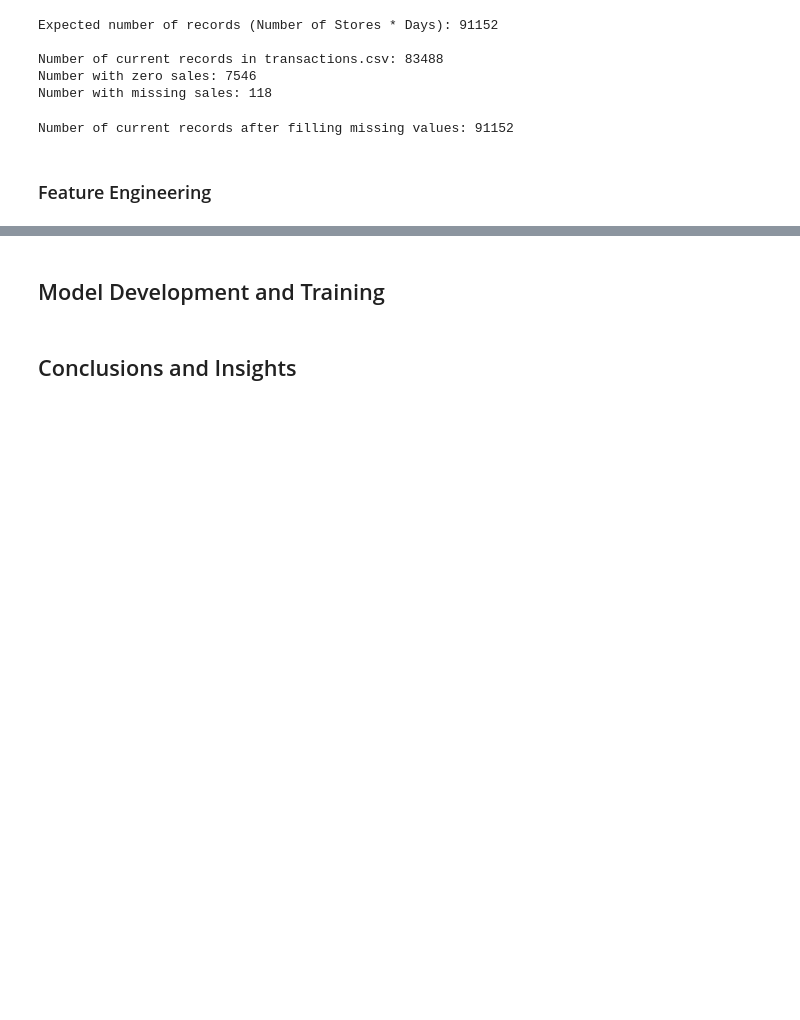
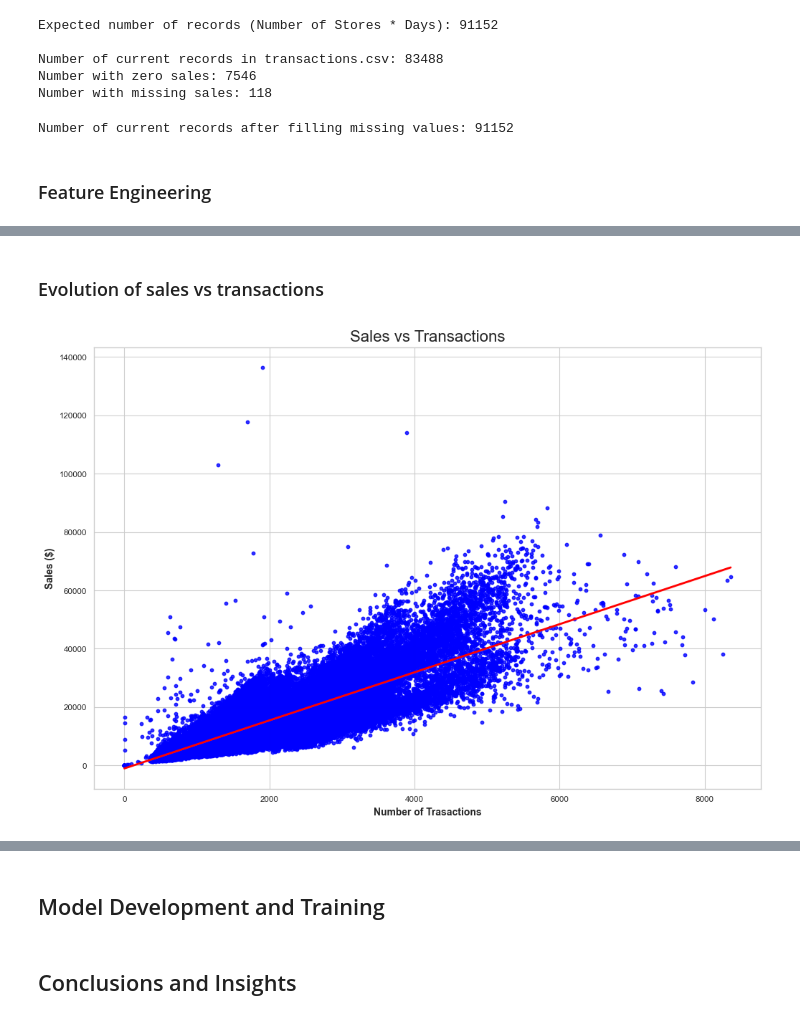
Before and after one commit to plss12/Store-Sales-TSF, a Jupyter notebook: TSF.ipynb, the cells around one changed output, grey strips where cells are left out. Drawn from its saved outputs; the diff is of its cells as text; code cells hidden in the pictures; blank space fills up the shorter version.

```diff
--- a/TSF.ipynb
+++ b/TSF.ipynb
@@ -304,32 +411,33 @@ oil["oil_ma30"] = oil["oil_ma30"].bfill()
 # %%
 # Merging stores data with train and test datasets
-train_merged = train.merge(stores, on="store_nbr", how="left")
-test_merged = test.merge(stores, on="store_nbr", how="left")
+train = train.merge(stores, on="store_nbr", how="left")
+test = test.merge(stores, on="store_nbr", how="left")
 
 # Merging oil data with train and test datasets
-train_merged = train_merged.merge(oil, on="date", how="left")
-test_merged = test_merged.merge(oil, on="date", how="left")
+train = train.merge(oil, on="date", how="left")
+test = test.merge(oil, on="date", how="left")
 
 # Merging Transactions data with train dataset
-train_merged = train_merged.merge(transactions, on=["date", "store_nbr"], how="left")
+train = train.merge(transactions, on=["date", "store_nbr"], how="left")
+test = test.merge(transactions, on=["date", "store_nbr"], how="left")
 
 # Merging National holidays data with train and test datasets
-train_merged = train_merged.merge(national_holidays, on="date", how="left")
-test_merged = test_merged.merge(national_holidays, on="date", how="left")
+train = train.merge(national_holidays, on="date", how="left")
+test = test.merge(national_holidays, on="date", how="left")
 
 # Merging Regional holidays data with train and test datasets
-train_merged = train_merged.merge(regional_holidays, on=["date", "state"], how="left")
-test_merged = test_merged.merge(regional_holidays, on=["date", "state"], how="left")
+train = train.merge(regional_holidays, on=["date", "state"], how="left")
+test = test.merge(regional_holidays, on=["date", "state"], how="left")
 
 # Merging Local holidays data with train and test datasets
-train_merged = train_merged.merge(local_holidays, on=["date", "city"], how="left")
-test_merged = test_merged.merge(local_holidays, on=["date", "city"], how="left")
+train = train.merge(local_holidays, on=["date", "city"], how="left")
+test = test.merge(local_holidays, on=["date", "city"], how="left")
 
 # Merging Work Days data with train and test datasets
-train_merged = train_merged.merge(work_days, on="date", how="left")
-test_merged = test_merged.merge(work_days, on="date", how="left")
+train = train.merge(work_days, on="date", how="left")
+test = test.merge(work_days, on="date", how="left")
 
 # Filling holiday columns nan with 0
-cols_festivos = [c for c in test_merged.columns if c.startswith('nat_') or c.startswith('loc_') or c.startswith('reg_') or 'work_day' in c]
-test_merged[cols_festivos] = test_merged[cols_festivos].fillna(0)
-train_merged[cols_festivos] = train_merged[cols_festivos].fillna(0)
+cols_festivos = [c for c in test.columns if c.startswith('nat_') or c.startswith('loc_') or c.startswith('reg_') or 'work_day' in c]
+test[cols_festivos] = test[cols_festivos].fillna(0)
+train[cols_festivos] = train[cols_festivos].fillna(0)
@@ -352,0 +486,16 @@ test_merged['is_payday'] = ((test_merged['day_of_week'] == 15) | (test_merged['d
+# %% [markdown]
+### Evolution of sales vs transactions
+# %%
+df_scatter = train.groupby(["date", "store_nbr"])["sales"].sum().reset_index().merge(transactions, on=["date", "store_nbr"], how="inner")
+
+plt.figure(figsize=(12, 8))
+
+sns.regplot( data=df_scatter, x="transactions", y="sales", scatter_kws={'s': 10, 'color': 'blue'}, line_kws={'color': 'red', 'linewidth': 2})
+
+plt.title("Sales vs Transactions", fontsize=16)
+plt.xlabel("Number of Trasactions")
+plt.ylabel("Sales ($)")
+
+plt.show()
+# %% [output]
+[figure, added]
```
Also changed, not shown: parts of 26 cells of this notebook.
